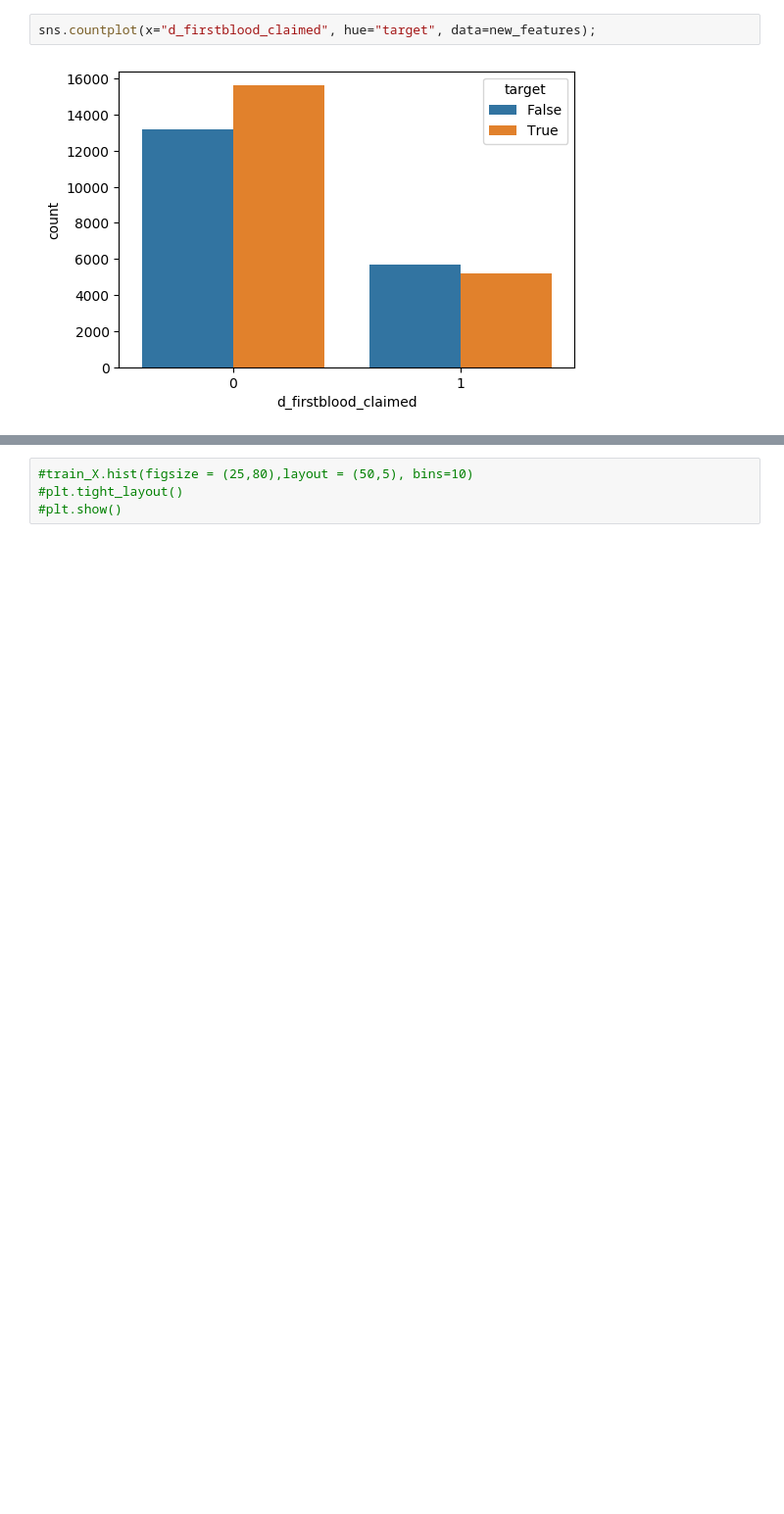
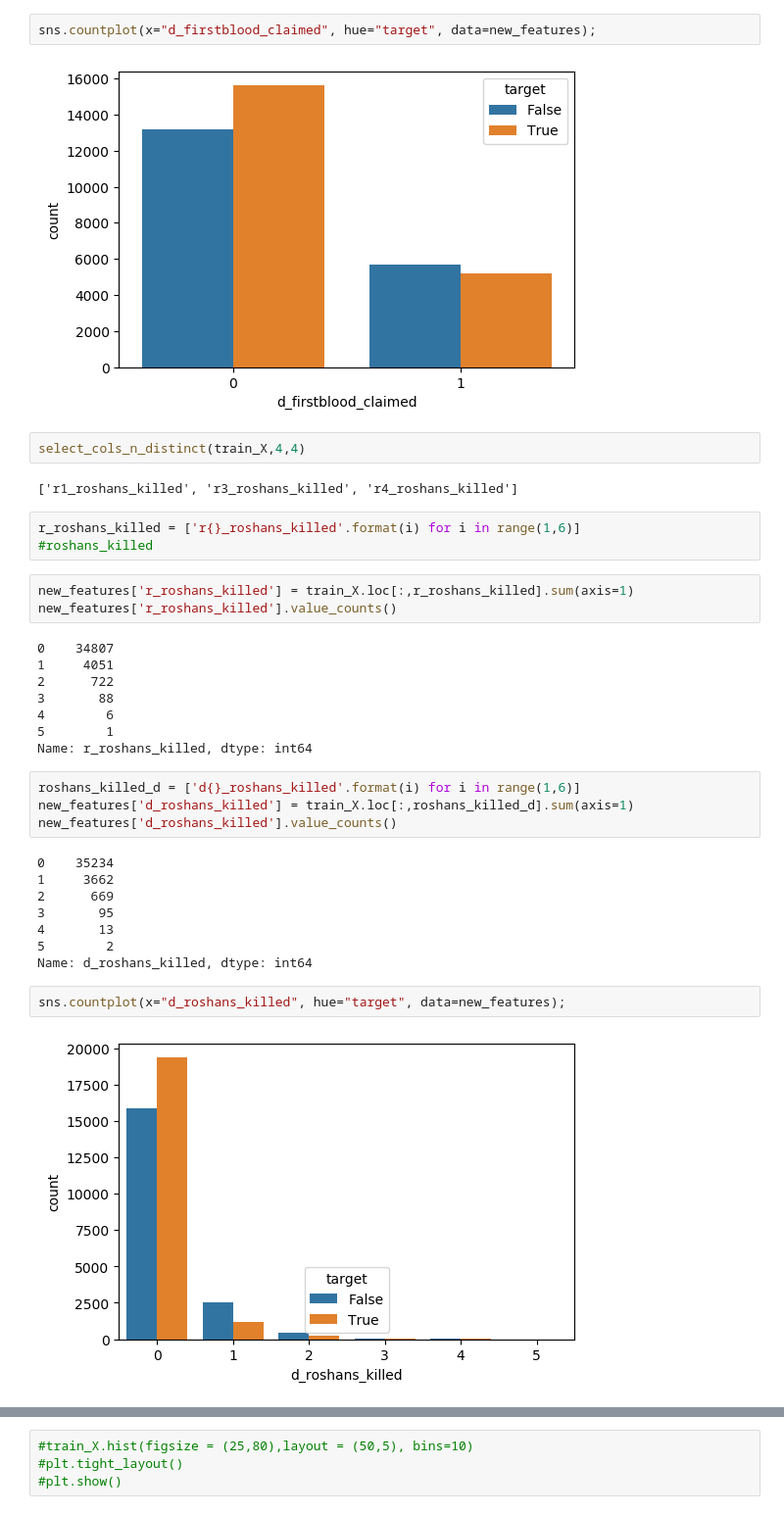
Before and after one commit to tankonst/game_winner_binary_classifier, a Jupyter notebook: EDA_mb.ipynb, the cells around one changed output, grey strips where cells are left out. Shown: that part at 98% size. Cells and saved outputs as stored; diff of their text form; blank space fills up the shorter version.

Commit message:
Add files via upload
add features: r_roshawns_killed and d_roshawns killed

```diff
--- a/EDA_mb.ipynb
+++ b/EDA_mb.ipynb
@@ -102,3 +102,37 @@ sns.countplot(x="r_firstblood_claimed", hue="target", data=new_features);#,ax=ax
 sns.countplot(x="d_firstblood_claimed", hue="target", data=new_features);
 # %% [output]
 [figure]
+# %%
+select_cols_n_distinct(train_X,4,4)
+# %% [output]
+['r1_roshans_killed', 'r3_roshans_killed', 'r4_roshans_killed']
+# %%
+r_roshans_killed = ['r{}_roshans_killed'.format(i) for i in range(1,6)]
+#roshans_killed
+# %%
+new_features['r_roshans_killed'] = train_X.loc[:,r_roshans_killed].sum(axis=1)
+new_features['r_roshans_killed'].value_counts()
+# %% [output]
+0    34807
+1     4051
+2      722
+3       88
+4        6
+5        1
+Name: r_roshans_killed, dtype: int64
+# %%
+roshans_killed_d = ['d{}_roshans_killed'.format(i) for i in range(1,6)]
+new_features['d_roshans_killed'] = train_X.loc[:,roshans_killed_d].sum(axis=1)
+new_features['d_roshans_killed'].value_counts()
+# %% [output]
+0    35234
+1     3662
+2      669
+3       95
+4       13
+5        2
+Name: d_roshans_killed, dtype: int64
+# %%
+sns.countplot(x="d_roshans_killed", hue="target", data=new_features);
+# %% [output]
+[figure, added]
```
Also changed, not shown: parts of 1 cell of this notebook.
